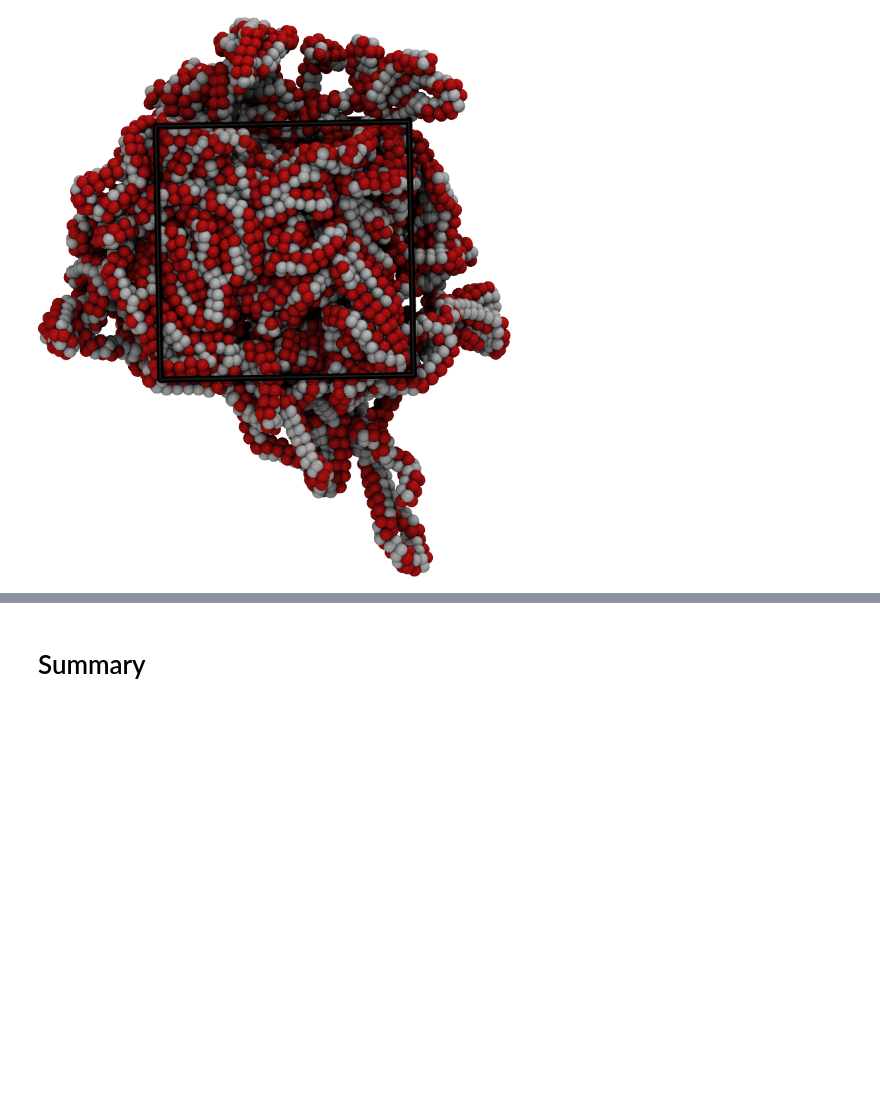
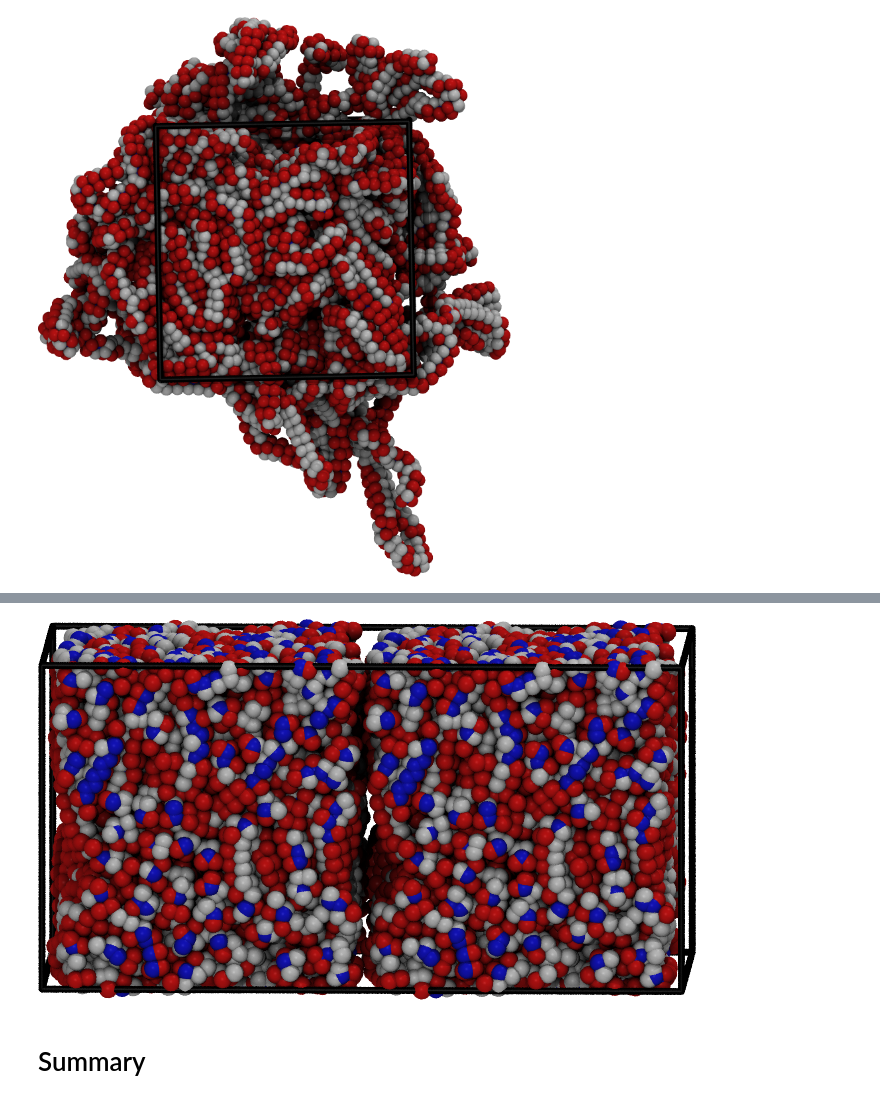
Before and after one commit to chrisjonesBSU/flowerMD, a Jupyter notebook: tutorials/Presentation.ipynb, the cells around one changed output, grey strips where cells are left out. Drawn from its saved outputs; the diff is of its cells as text; code cells hidden in the pictures; blank space fills up the shorter version.

```diff
--- a/tutorials/Presentation.ipynb
+++ b/tutorials/Presentation.ipynb
@@ -163,0 +120,4 @@ ValueError: cannot reshape array of size 5800 into shape (1450,)
+# %%
+Image("interface.png")
+# %% [output]
+[figure, added]
```
Also changed, not shown: parts of 12 cells of this notebook.
